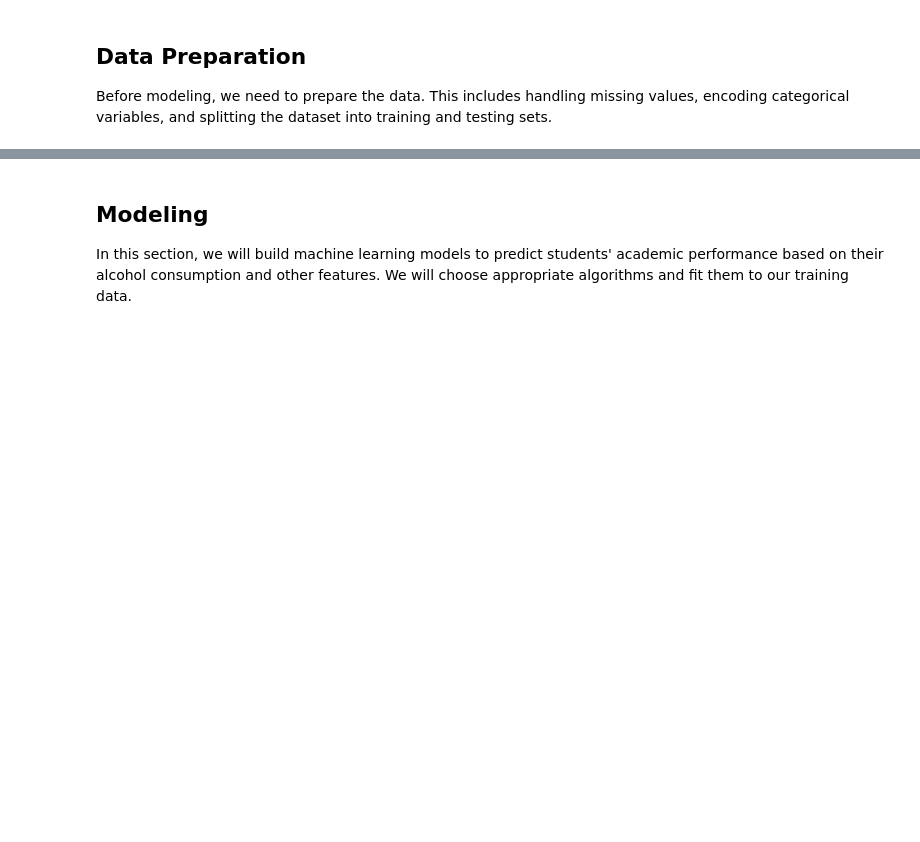
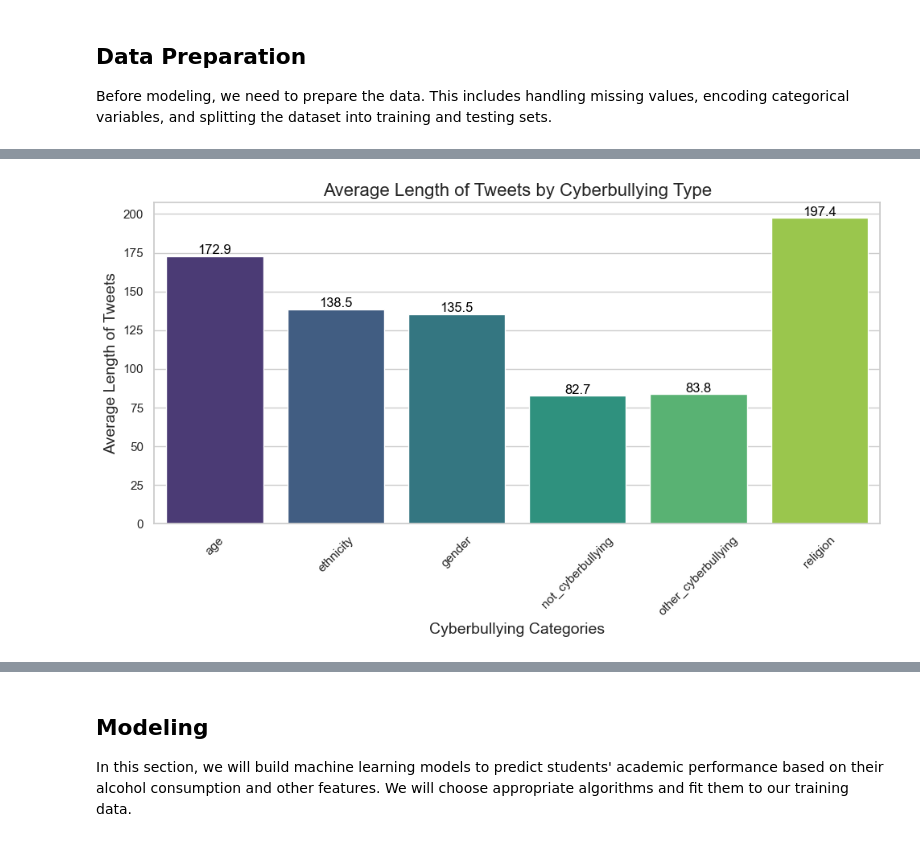
Before and after one commit to richenapedro/Data-Science-Analyst, a Jupyter notebook: Working/CyberBullying Detection/script/CyberBullying Detection.ipynb, the cells around one changed output, grey strips where cells are left out. Cells and saved outputs as stored; diff of their text form; code cells hidden in the pictures; blank space fills up the shorter version.

```diff
--- a/Working/CyberBullying Detection/script/CyberBullying Detection.ipynb
+++ b/Working/CyberBullying Detection/script/CyberBullying Detection.ipynb
@@ -237 +301,38 @@ Before modeling, we need to prepare the data. This includes handling missing val
+# %%
+# Calculate the length of the tweets
+df['length'] = df['tweet_text'].apply(len)  # Create a new column 'length' with the length of the tweets
+
+# Calculate the average length by type of cyberbullying
+length_by_category = df.groupby('cyberbullying_type')['length'].mean().reset_index()  # Group by type and calculate the mean
+length_by_category.columns = ['Category', 'Average Length']  # Rename columns for clarity
+
+# Set the visual style of the plot
+sns.set(style="whitegrid")
+
+# Create a bar plot
+plt.figure(figsize=(10, 6))  # Set the figure size
+bar_plot = sns.barplot(data=length_by_category, x='Category', y='Average Length', palette='viridis')
+
+# Add titles and labels
+plt.title('Average Length of Tweets by Cyberbullying Type', fontsize=16)  # Title of the plot
+plt.xlabel('Cyberbullying Categories', fontsize=14)  # X-axis label
+plt.ylabel('Average Length of Tweets', fontsize=14)  # Y-axis label
+
+# Rotate x labels for better readability
+plt.xticks(rotation=45)
+
+# Add value annotations on top of the bars
+for p in bar_plot.patches:
+    bar_plot.annotate(f'{p.get_height():.1f}',
+                      (p.get_x() + p.get_width() / 2., p.get_height()),
+                      ha='center', va='center',
+                      fontsize=12, color='black',
+                      xytext=(0, 5),
+                      textcoords='offset points')
+
+# Show the plot
+plt.tight_layout()  # Adjust layout to make room for the labels
+plt.show()
+# %% [output]
+[figure, added]
 # %%
```
Also changed, not shown: parts of 9 cells of this notebook.
